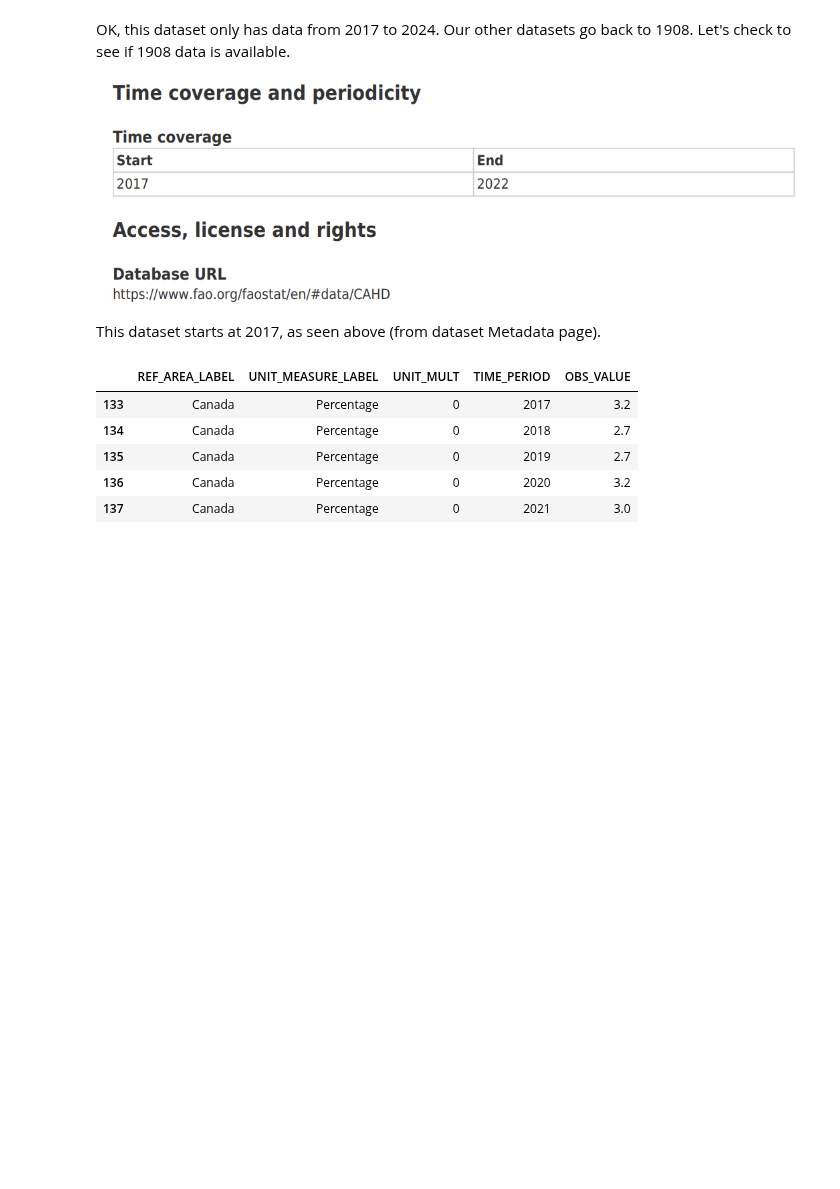
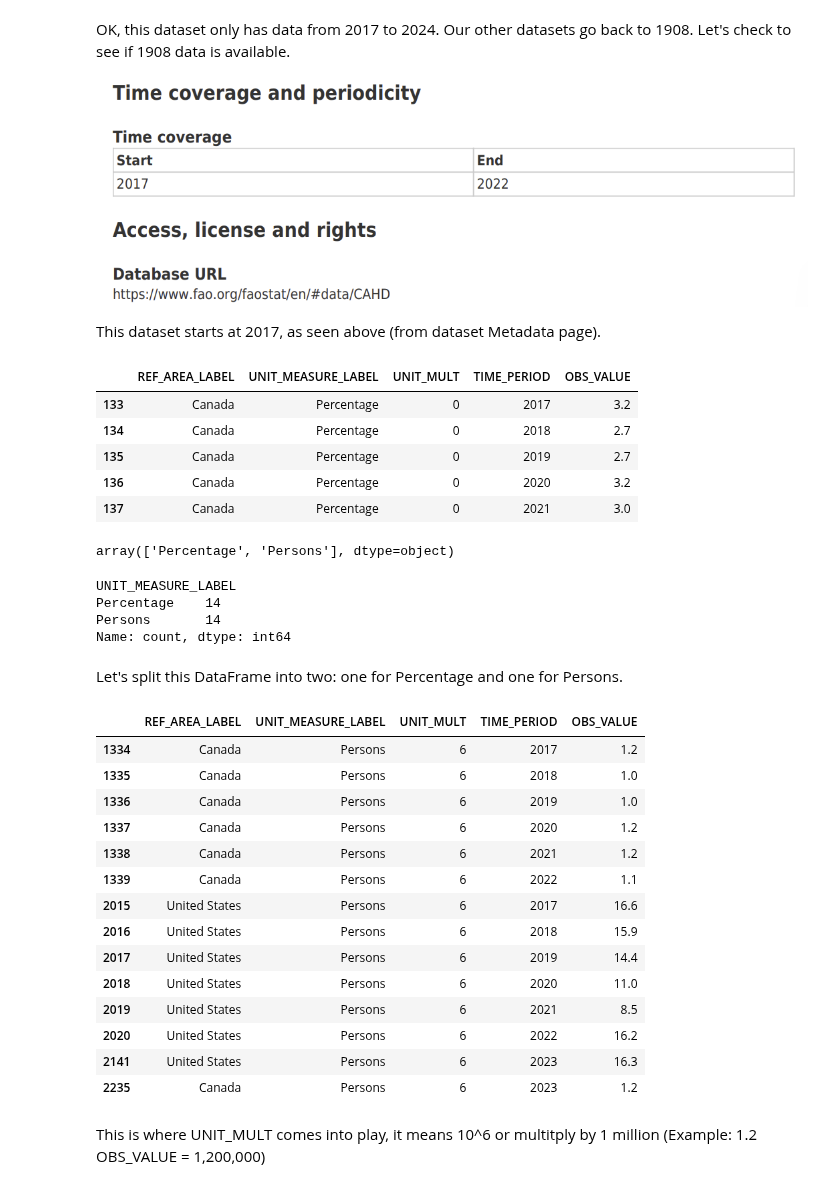
Before and after one commit to nickbartram/climate_agriculture_impact, a Jupyter notebook: healthy_diet.ipynb, the cells around one changed output. Drawn from its saved outputs; the diff is of its cells as text; code cells hidden in the pictures; blank space fills up the shorter version.

Commit message:
divided diet_df into two, persons and percentage

```diff
--- a/healthy_diet.ipynb
+++ b/healthy_diet.ipynb
@@ -73,6 +73,3 @@ array(['Albania', 'Algeria', 'Angola', 'Argentina', 'Armenia',
        'United Arab Emirates', 'United Kingdom', 'Tanzania',
        'United States', 'Uruguay', 'Uzbekistan', 'Viet Nam', 'Zambia',
        'Zimbabwe'], dtype=object)
-# %%
-# Use only Canada and United States rows
-diet_df['REF_AREA_LABEL'] = diet_df[diet_df['REF_AREA_LABEL'] == "Canada"|"United States"]
@@ -113,3 +108,44 @@ diet_df.head()
 | 135 | Canada | Percentage | 0 | 2019 | 2.7 |
 | 136 | Canada | Percentage | 0 | 2020 | 3.2 |
 | 137 | Canada | Percentage | 0 | 2021 | 3.0 |
+# %%
+# Check UNIT_MEASUREMENT_LABEL column
+diet_df['UNIT_MEASURE_LABEL'].unique()
+# %% [output]
+array(['Percentage', 'Persons'], dtype=object)
+# %%
+# Check UNIT_MEASUREMENT_LABEL column
+diet_df['UNIT_MEASURE_LABEL'].value_counts()
+# %% [output]
+UNIT_MEASURE_LABEL
+Percentage    14
+Persons       14
+Name: count, dtype: int64
+# %% [markdown]
+Let's split this DataFrame into two: one for Percentage and one for Persons.
+# %%
+# Subset where unit is Percentage
+diet_percentage_df = diet_df[diet_df["UNIT_MEASURE_LABEL"] == "Percentage"].copy()
+
+# Subset where unit is Persons
+diet_persons_df = diet_df[diet_df["UNIT_MEASURE_LABEL"] == "Persons"].copy()
+# %%
+diet_persons_df
+# %% [output]
+|  | REF_AREA_LABEL | UNIT_MEASURE_LABEL | UNIT_MULT | TIME_PERIOD | OBS_VALUE |
+| 1334 | Canada | Persons | 6 | 2017 | 1.2 |
+| 1335 | Canada | Persons | 6 | 2018 | 1.0 |
+| 1336 | Canada | Persons | 6 | 2019 | 1.0 |
+| 1337 | Canada | Persons | 6 | 2020 | 1.2 |
+| 1338 | Canada | Persons | 6 | 2021 | 1.2 |
+| 1339 | Canada | Persons | 6 | 2022 | 1.1 |
+| 2015 | United States | Persons | 6 | 2017 | 16.6 |
+| 2016 | United States | Persons | 6 | 2018 | 15.9 |
+| 2017 | United States | Persons | 6 | 2019 | 14.4 |
+| 2018 | United States | Persons | 6 | 2020 | 11.0 |
+| 2019 | United States | Persons | 6 | 2021 | 8.5 |
+| 2020 | United States | Persons | 6 | 2022 | 16.2 |
+| 2141 | United States | Persons | 6 | 2023 | 16.3 |
+| 2235 | Canada | Persons | 6 | 2023 | 1.2 |
+# %% [markdown]
+This is where UNIT_MULT comes into play, it means 10^6 or multitply by 1 million (Example: 1.2 OBS_VALUE = 1,200,000)
```
Also changed, not shown: parts of 1 cell of this notebook.
